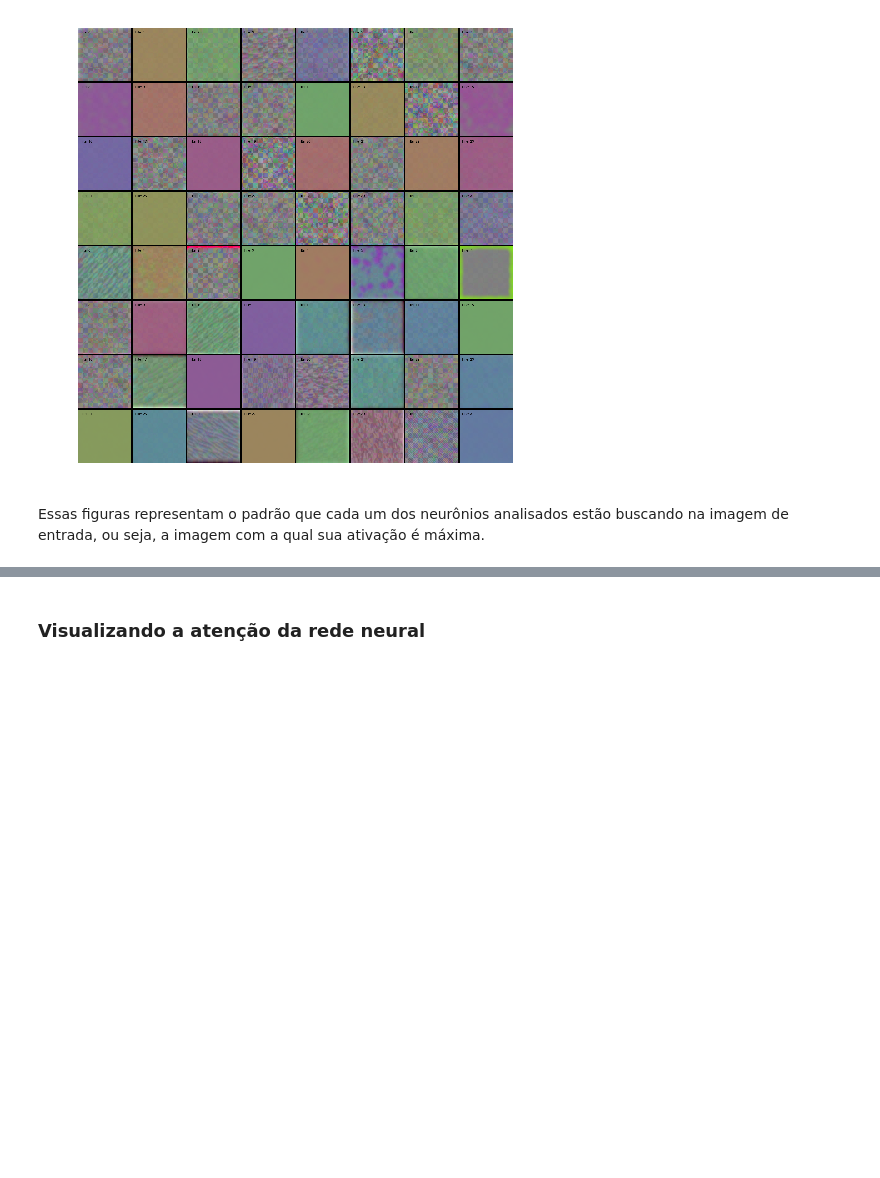
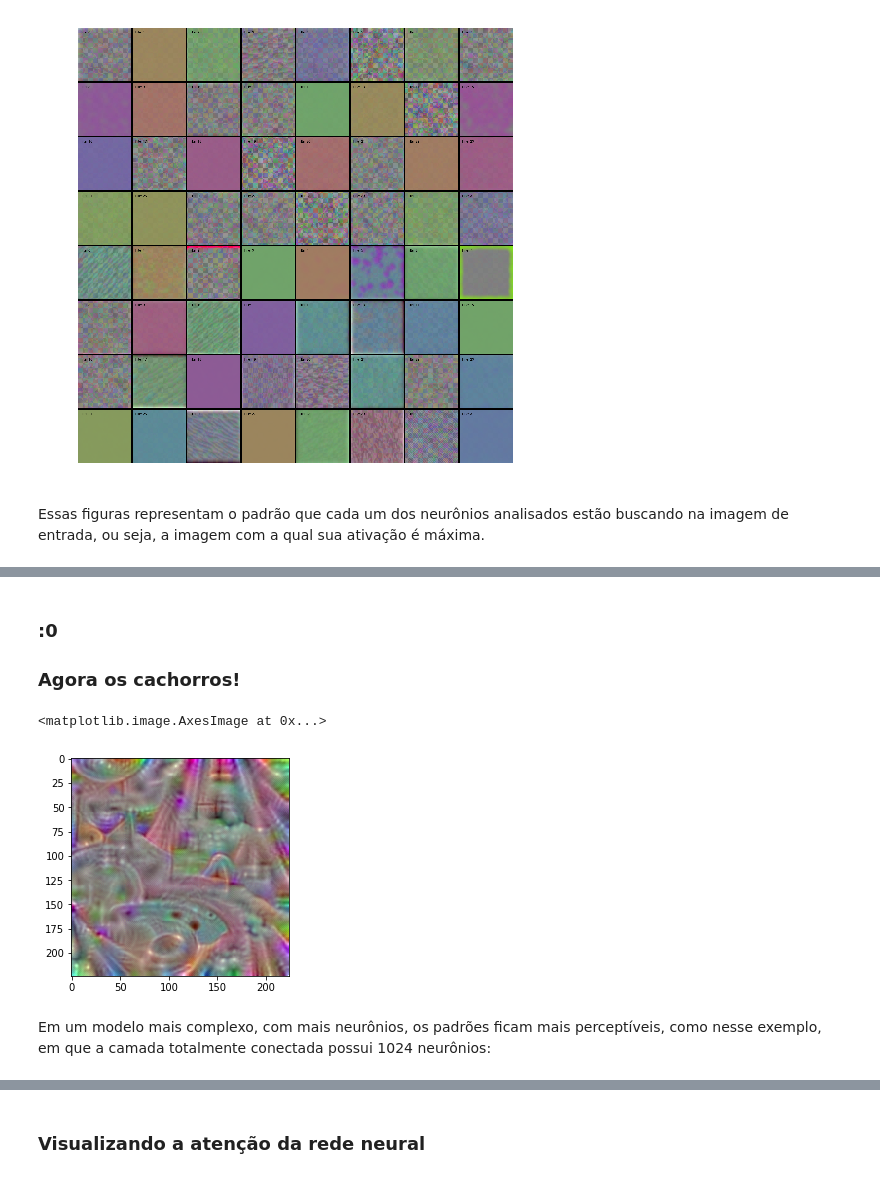
Before and after one commit to cassinaooo/deeplearningsummit, a Jupyter notebook: Transfer Learningv2.ipynb, the cells around one changed output, grey strips where cells are left out. Saved outputs shown, nothing was run; the diff lists cells and outputs as text; code cells hidden in the pictures; blank space fills up the shorter version.

```diff
--- a/Transfer Learningv2.ipynb
+++ b/Transfer Learningv2.ipynb
@@ -417,0 +431,12 @@ Essas figuras representam o padrão que cada um dos neurônios analisados estão
+# %% [markdown]
+### :0
+
+### Agora os cachorros!
+# %%
+img = visualize_activation(model, -1, filter_indices=1)
+plt.imshow(img)
+# %% [output]
+<matplotlib.image.AxesImage at 0x...>
+[figure, added]
+# %% [markdown]
+Em um modelo mais complexo, com mais neurônios, os padrões ficam mais perceptíveis, como nesse exemplo, em que a camada totalmente conectada possui 1024 neurônios:
```
Also changed, not shown: parts of 31 cells of this notebook, 2 other files.
